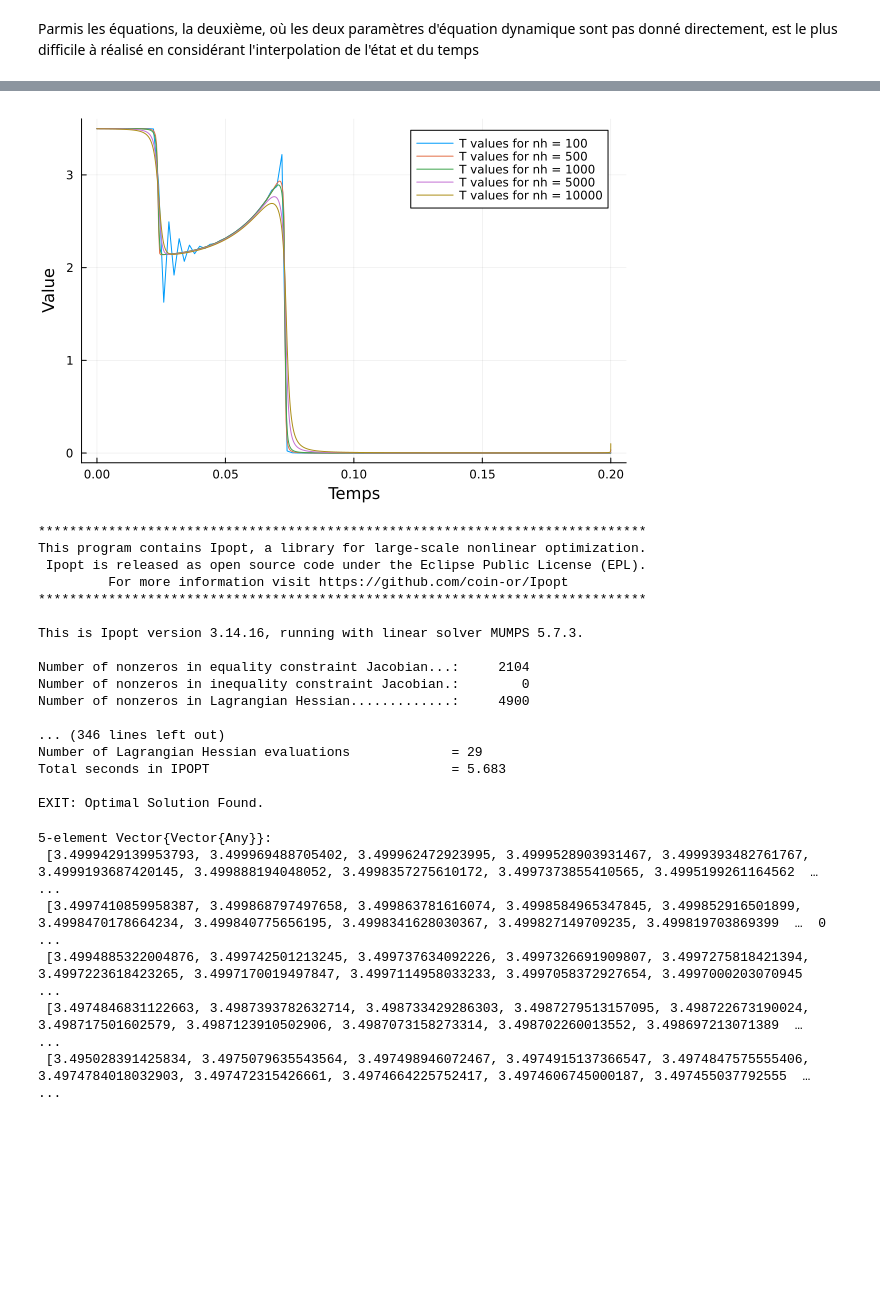
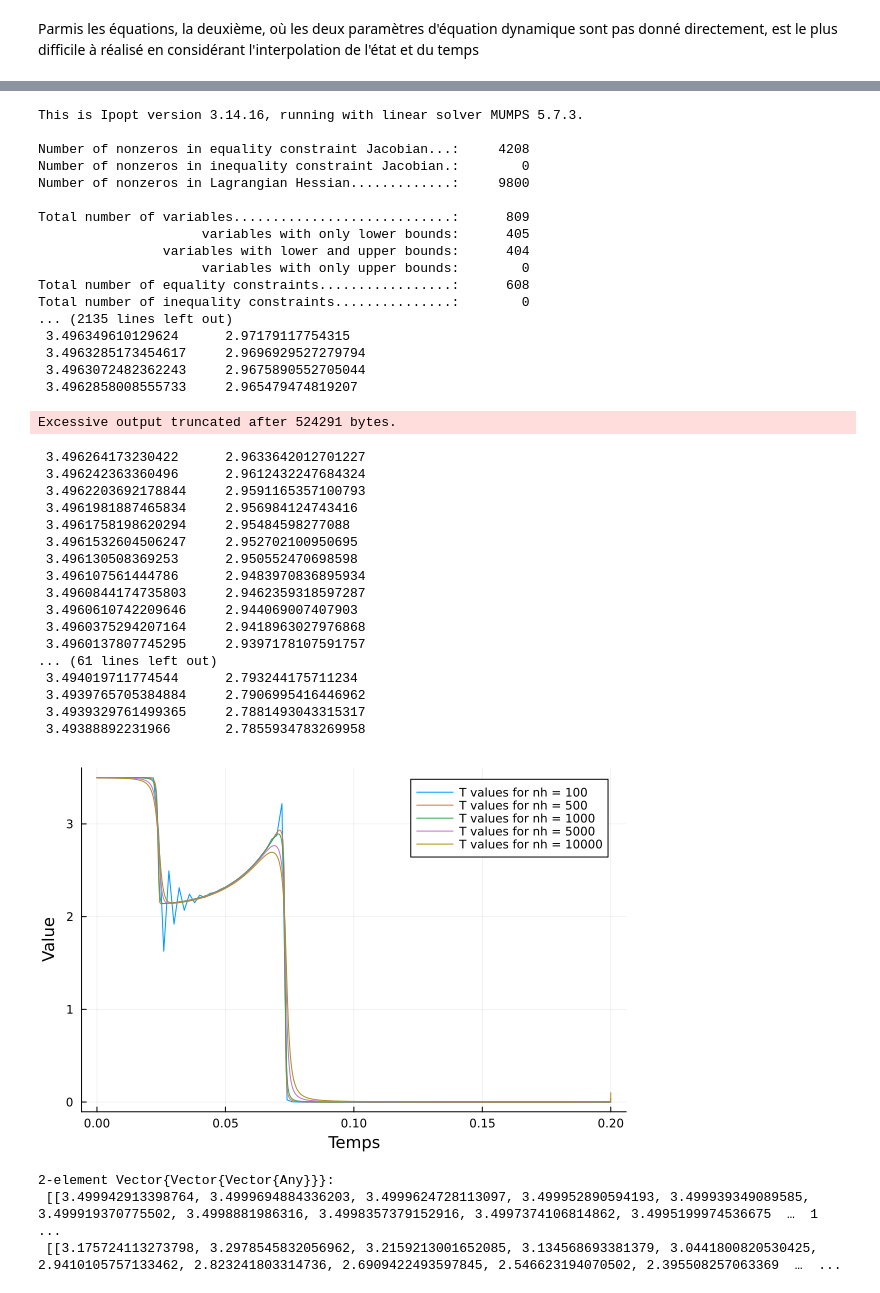
Before and after one commit to MaloZHOU/TR-Contr-le-Multi-Pr-cision-ZHOU, a Jupyter notebook: goddard_hermite-Simpson.ipynb, the cells around one changed output, grey strips where cells are left out. Saved outputs shown, nothing was run; the diff lists cells and outputs as text; code cells hidden in the pictures; blank space fills up the shorter version.

```diff
--- a/goddard_hermite-Simpson.ipynb
+++ b/goddard_hermite-Simpson.ipynb
@@ -88,28 +94,43 @@ Generate_thrust (generic function with 2 methods)
 # %%
 nhs = [100,500,1000,5000,10000]
-Thrusts=Generate_thrust()
+Thrusts = Generate_thrust_hersim()
 # %% [output]
-[figure]
-******************************************************************************
-This program contains Ipopt, a library for large-scale nonlinear optimization.
- Ipopt is released as open source code under the Eclipse Public License (EPL).
-         For more information visit https://github.com/coin-or/Ipopt
-******************************************************************************
-
 This is Ipopt version 3.14.16, running with linear solver MUMPS 5.7.3.
 
-Number of nonzeros in equality constraint Jacobian...:     2104
+Number of nonzeros in equality constraint Jacobian...:     4208
 Number of nonzeros in inequality constraint Jacobian.:        0
-Number of nonzeros in Lagrangian Hessian.............:     4900
+Number of nonzeros in Lagrangian Hessian.............:     9800
 
-... (346 lines left out)
-Number of Lagrangian Hessian evaluations             = 29
-Total seconds in IPOPT                               = 5.683
-
-EXIT: Optimal Solution Found.
+Total number of variables............................:      809
+                     variables with only lower bounds:      405
+                variables with lower and upper bounds:      404
+                     variables with only upper bounds:        0
+Total number of equality constraints.................:      608
+Total number of inequality constraints...............:        0
+... (2135 lines left out)
+ 3.496349610129624      2.97179117754315
+ 3.4963285173454617     2.9696929527279794
+ 3.4963072482362243     2.9675890552705044
+ 3.4962858008555733     2.965479474819207
-5-element Vector{Vector{Any}}:
- [3.4999429139953793, 3.499969488705402, 3.499962472923995, 3.4999528903931467, 3.4999393482761767, 3.4999193687420145, 3.499888194048052, 3.4998357275610172, 3.4997373855410565, 3.4995199261164562  … ...
- [3.4997410859958387, 3.499868797497658, 3.499863781616074, 3.4998584965347845, 3.499852916501899, 3.4998470178664234, 3.499840775656195, 3.4998341628030367, 3.499827149709235, 3.499819703869399  …  0 ...
- [3.4994885322004876, 3.499742501213245, 3.499737634092226, 3.4997326691909807, 3.4997275818421394, 3.4997223618423265, 3.4997170019497847, 3.4997114958033233, 3.4997058372927654, 3.4997000203070945   ...
- [3.4974846831122663, 3.4987393782632714, 3.498733429286303, 3.4987279513157095, 3.498722673190024, 3.498717501602579, 3.4987123910502906, 3.4987073158273314, 3.498702260013552, 3.498697213071389  …   ...
- [3.495028391425834, 3.4975079635543564, 3.497498946072467, 3.4974915137366547, 3.4974847575555406, 3.4974784018032903, 3.497472315426661, 3.4974664225752417, 3.4974606745000187, 3.497455037792555  …  ...
+Excessive output truncated after 524291 bytes.
+ 3.496264173230422      2.9633642012701227
+ 3.496242363360496      2.9612432247684324
+ 3.4962203692178844     2.9591165357100793
+ 3.4961981887465834     2.956984124743416
+ 3.4961758198620294     2.95484598277088
+ 3.4961532604506247     2.952702100950695
+ 3.496130508369253      2.950552470698598
+ 3.496107561444786      2.9483970836895934
+ 3.4960844174735803     2.9462359318597287
+ 3.4960610742209646     2.944069007407903
+ 3.4960375294207164     2.9418963027976868
+ 3.4960137807745295     2.9397178107591757
+... (61 lines left out)
+ 3.494019711774544      2.793244175711234
+ 3.4939765705384884     2.7906995416446962
+ 3.4939329761499365     2.7881493043315317
+ 3.49388892231966       2.7855934783269958
+[figure]
+2-element Vector{Vector{Vector{Any}}}:
+ [[3.499942913398764, 3.4999694884336203, 3.4999624728113097, 3.499952890594193, 3.499939349089585, 3.499919370775502, 3.4998881986316, 3.4998357379152916, 3.4997374106814862, 3.4995199974536675  …  1 ...
+ [[3.175724113273798, 3.2978545832056962, 3.2159213001652085, 3.134568693381379, 3.0441800820530425, 2.9410105757133462, 2.823241803314736, 2.6909422493597845, 2.546623194070502, 2.395508257063369  …  ...
```
Also changed, not shown: parts of 3 cells of this notebook.
